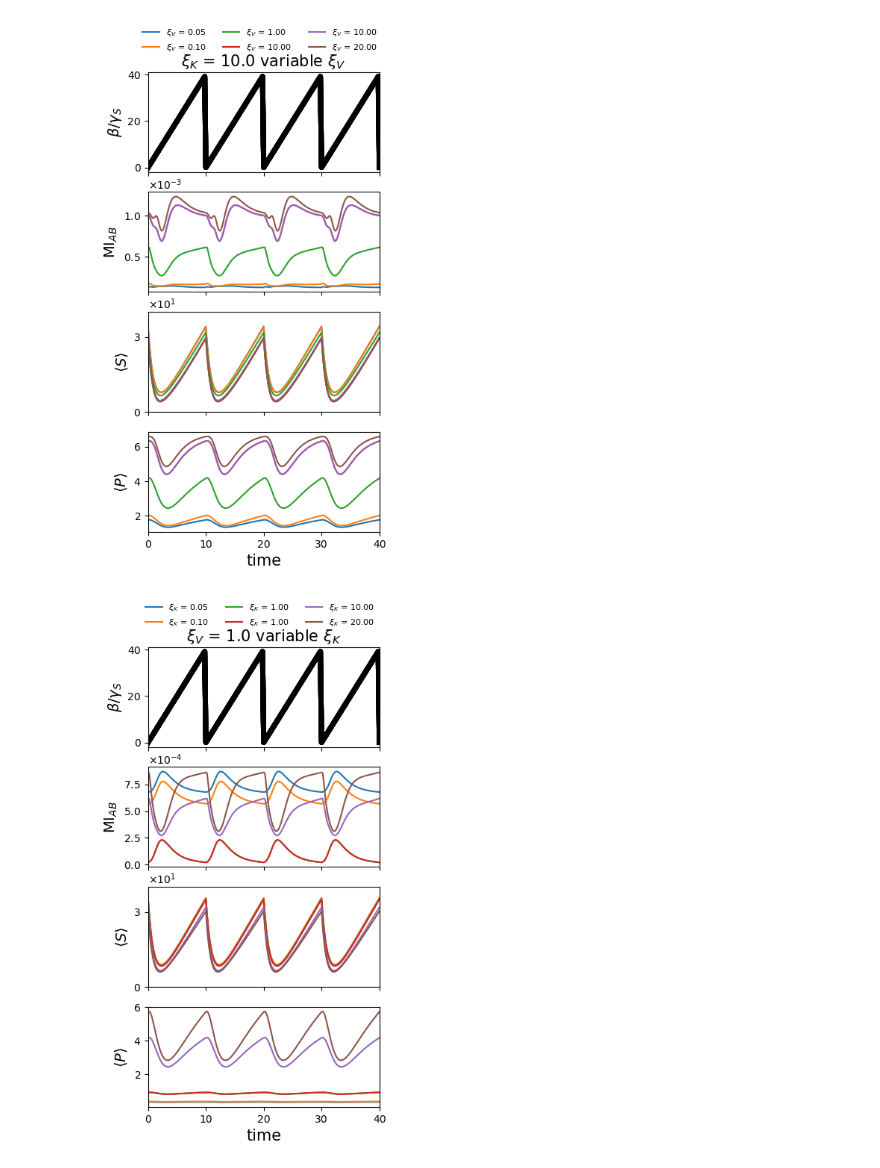
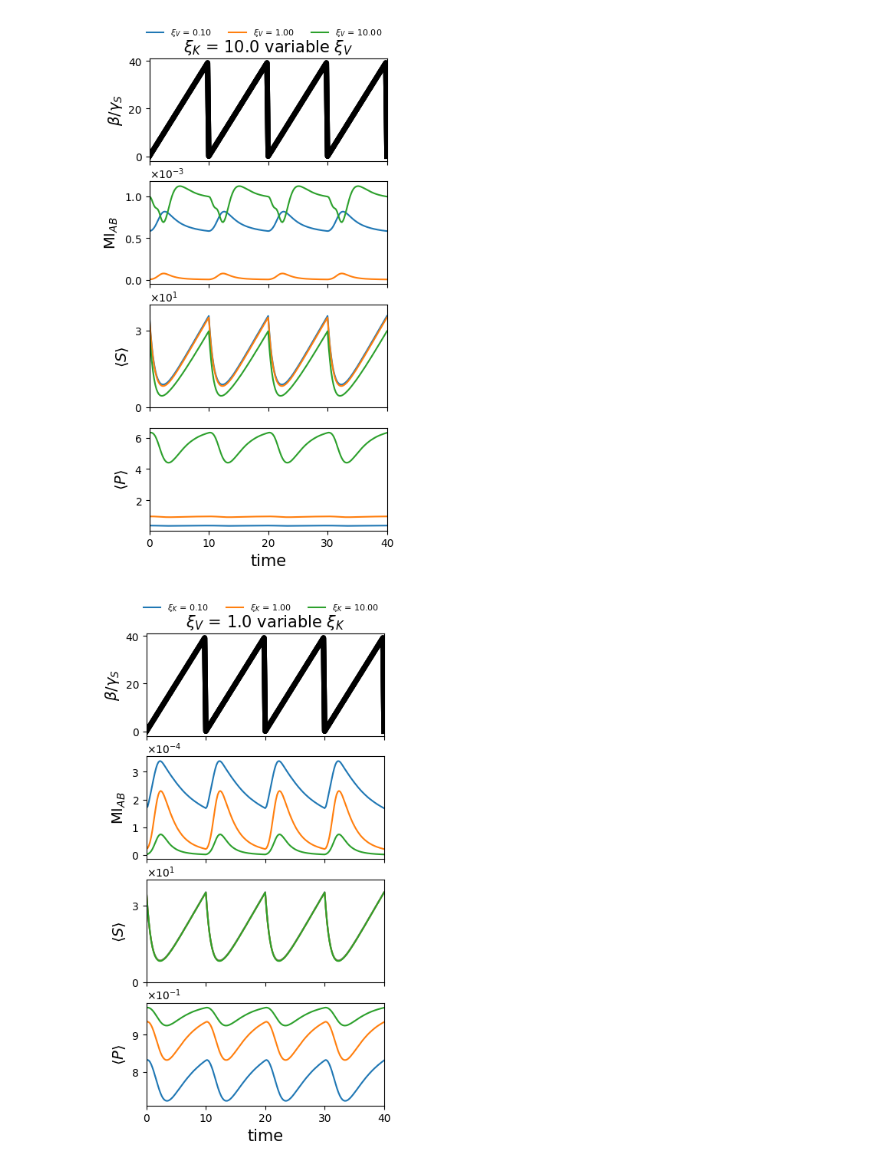
Before and after one commit to PessoaP/Allostery_model, a Jupyter notebook: figures.ipynb, the cells around one changed output. Saved outputs shown, nothing was run; the diff lists cells and outputs as text; code cells hidden in the pictures.

```diff
--- a/figures.ipynb
+++ b/figures.ipynb
@@ -31,12 +92,9 @@ plt.savefig('f2',bbox_inches='tight',dpi=600)
 # %%
-folders = ['V_?_K_1_allostery','V_?_K_10_allostery','V_1_K_?_allostery','V_10_K_?_allostery']
+folders = ['V_?_K_1_allostery','V_1_K_?_allostery','V_?_K_10_allostery','V_10_K_?_allostery']
 # %%
-for folder in folders:
+def plot_variable(folder,axs):
     betas, allos, MI, S, P = np.loadtxt(folder+'fcases/B_report.csv').T
-
-    fig, axs = plt.subplots(3, 1, sharex=True,figsize=(4,6))
-
-    for b in np.unique(betas)[1:-1]:
+    for b in [20,50,80]:
         axs[0].plot(allos[betas == b], MI[betas == b], label=rf'$\beta/\gamma_S$ = {int(b)}')
         axs[1].plot(allos[betas == b], S[betas == b])
         axs[2].plot(allos[betas == b], P[betas == b])
@@ -47,10 +105,15 @@ for folder in folders:
         plt.FuncFormatter(lambda x, _: f'$10^{{{int(np.log10(x))}}}$')
     )
 
+for folder in folders:
+    fig, axs = plt.subplots(3, 1, sharex=True,figsize=(4,6))
+    plot_variable(folder,axs)
+
+
     # Legend outside on top
     axs[0].legend(
         loc='lower center',
-        bbox_to_anchor=(0.5, 1.1),
+        bbox_to_anchor=(0.5, 1.2),
         ncol=3,
         frameon=False,fontsize=8
     )
@@ -89,13 +213,11 @@ records = []
 files = os.listdir("varallostery")
 for file in files:
     try:
-        _, vk, beta, shape, times, _ = file.split("_")
-
-        # vk looks like "V=0.1K=10"
-        _, xi_v, xi_k = vk.split("=")
+        _, v, k, beta, shape, times, _ = file.split("_")
+        xi_v, xi_k = v.split("=")[-1], k.split("=")[-1]
 
         # remove trailing 'K' from xi_v
-        xi_v = float(xi_v[:-1])
+        xi_v = float(xi_v)
         xi_k = float(xi_k)
         try:
             times = float(times)
@@ -186,13 +332,14 @@ def make_plot(df, title,tmax =-1):
     )
     fig.savefig('varallostery_'+title+'.png',bbox_inches='tight',dpi=600)
 # %%
-tri_k1 =  (df[(df["shape"] == "triangle") & (df["xi_k"] == 1)]).sort_values(by='xi_v')
-tri_k10 = (df[(df["shape"] == "triangle") & (df["xi_k"] == 10)]).sort_values(by='xi_v')
-tri_v1 =  (df[(df["shape"] == "triangle") & (df["xi_v"] == 1)]).sort_values(by='xi_k')
-tri_v10 = (df[(df["shape"] == "triangle") & (df["xi_v"] == 10)]).sort_values(by='xi_k')
+tri_k1  = df[(df["shape"]=="triangle") & (df["xi_k"]==1)  & df["xi_v"].isin([0.1,1,10])].sort_values("xi_v")
+tri_k10 = df[(df["shape"]=="triangle") & (df["xi_k"]==10) & df["xi_v"].isin([0.1,1,10])].sort_values("xi_v")
+
+tri_v1  = df[(df["shape"]=="triangle") & (df["xi_v"]==1)  & df["xi_k"].isin([0.1,1,10])].sort_values("xi_k")
+tri_v10 = df[(df["shape"]=="triangle") & (df["xi_v"]==10) & df["xi_k"].isin([0.1,1,10])].sort_values("xi_k")
 # %%
-make_plot(tri_k1, 'triangle_k=1_report',tmax=40)
-make_plot(tri_k10,'triangle_k=10_report',tmax=40)
-make_plot(tri_v1, 'triangle_v=1_report_v',tmax=40)
-make_plot(tri_v10,'triangle_v=10_report_v',tmax=40)
+make_plot_single(tri_k1, 'triangle_k=1_report',tmax=40)
+make_plot_single(tri_k10,'triangle_k=10_report',tmax=40)
+make_plot_single(tri_v1, 'triangle_v=1_report_v',tmax=40)
+make_plot_single(tri_v10,'triangle_v=10_report_v',tmax=40)
 # %% [output]
@@ -200,2 +347,2 @@ make_plot(tri_v10,'triangle_v=10_report_v',tmax=40)
-[figure, old version]
+[figure, new version]
-[figure, old version]
+[figure, new version]
```
Also changed, not shown: parts of 15 cells of this notebook, 3 other files.
